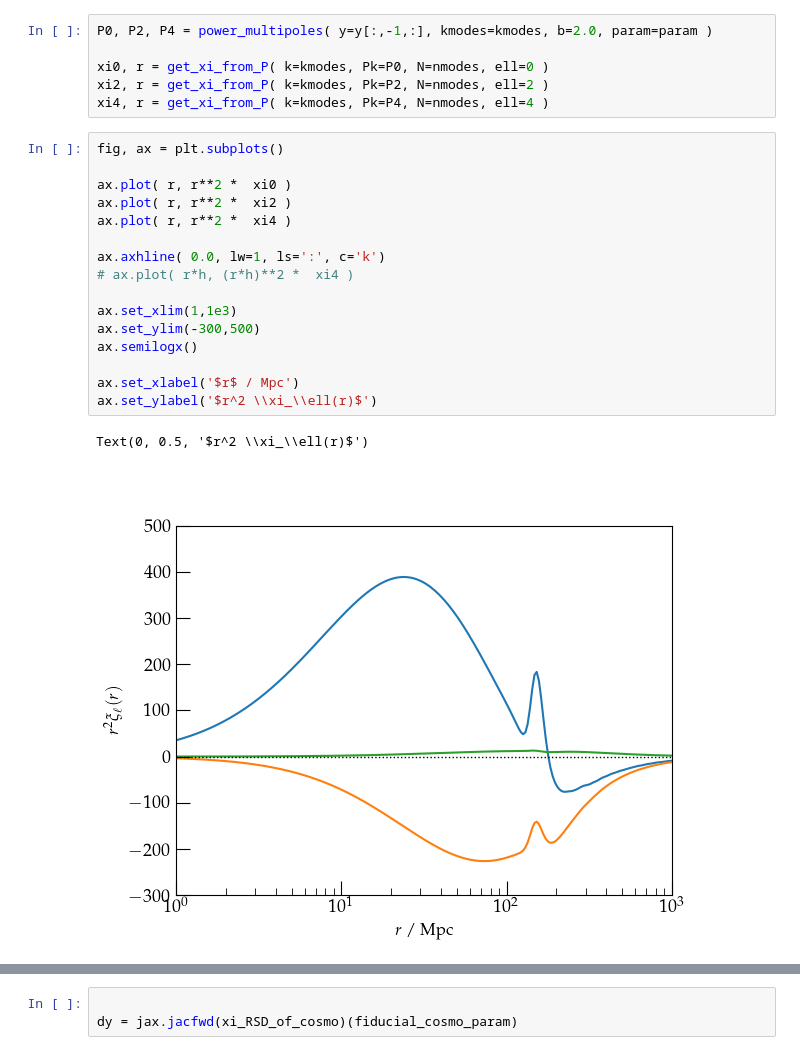
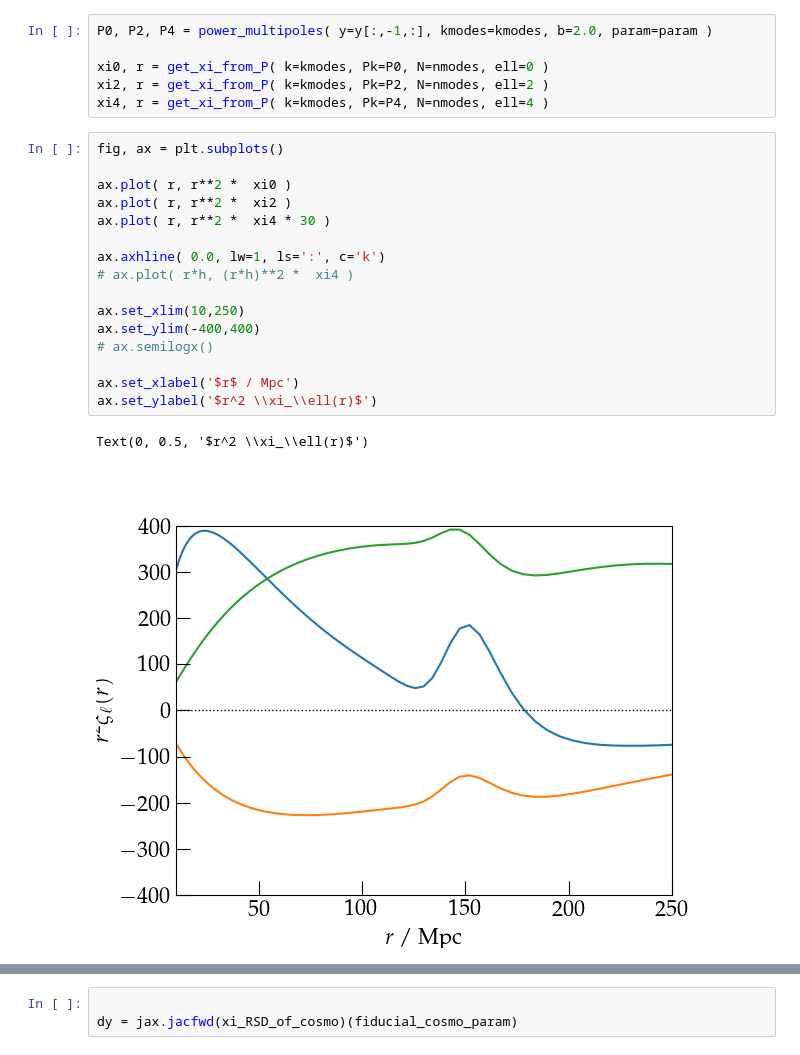
Before and after one commit to ohahn/DISCO-EB, a Jupyter notebook: nb_pylinger_correlation_functions.ipynb, the cells around one changed output, grey strips where cells are left out. Drawn from its saved outputs; the diff is of its cells as text.

```diff
--- a/nb_pylinger_correlation_functions.ipynb
+++ b/nb_pylinger_correlation_functions.ipynb
@@ -129,22 +129,22 @@ xi4, r = get_xi_from_P( k=kmodes, Pk=P4, N=nmodes, ell=4 )
 # %%
 fig, ax = plt.subplots()
 
 ax.plot( r, r**2 *  xi0 )
 ax.plot( r, r**2 *  xi2 )
-ax.plot( r, r**2 *  xi4 )
+ax.plot( r, r**2 *  xi4 * 30 )
 
 ax.axhline( 0.0, lw=1, ls=':', c='k')
 # ax.plot( r*h, (r*h)**2 *  xi4 )
 
-ax.set_xlim(1,1e3)
-ax.set_ylim(-300,500)
-ax.semilogx()
+ax.set_xlim(10,250)
+ax.set_ylim(-400,400)
+# ax.semilogx()
 
 ax.set_xlabel('$r$ / Mpc')
 ax.set_ylabel('$r^2 \\xi_\\ell(r)$')
 # %% [output]
 Text(0, 0.5, '$r^2 \\xi_\\ell(r)$')
-[figure, old version]
+[figure, new version]
 # %%
 # list of parameters with respect to which we take derivatives
 
```
Also changed, not shown: parts of 4 cells of this notebook, 5 other files.
